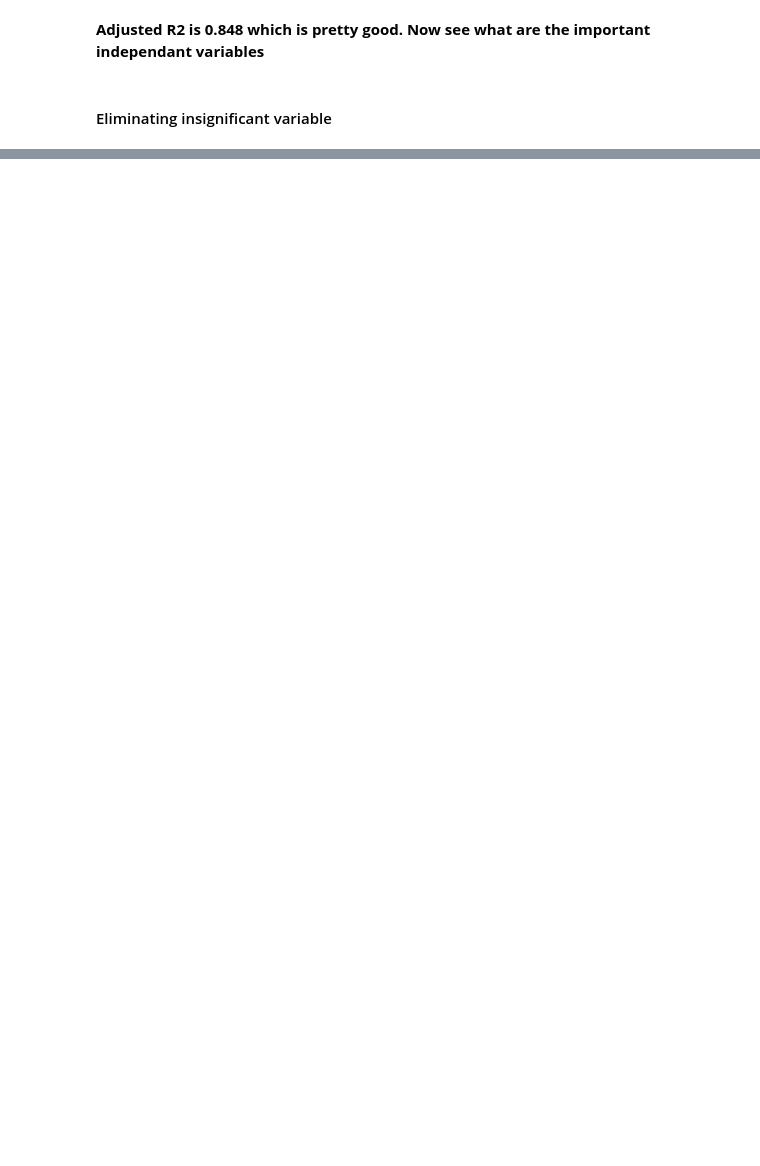
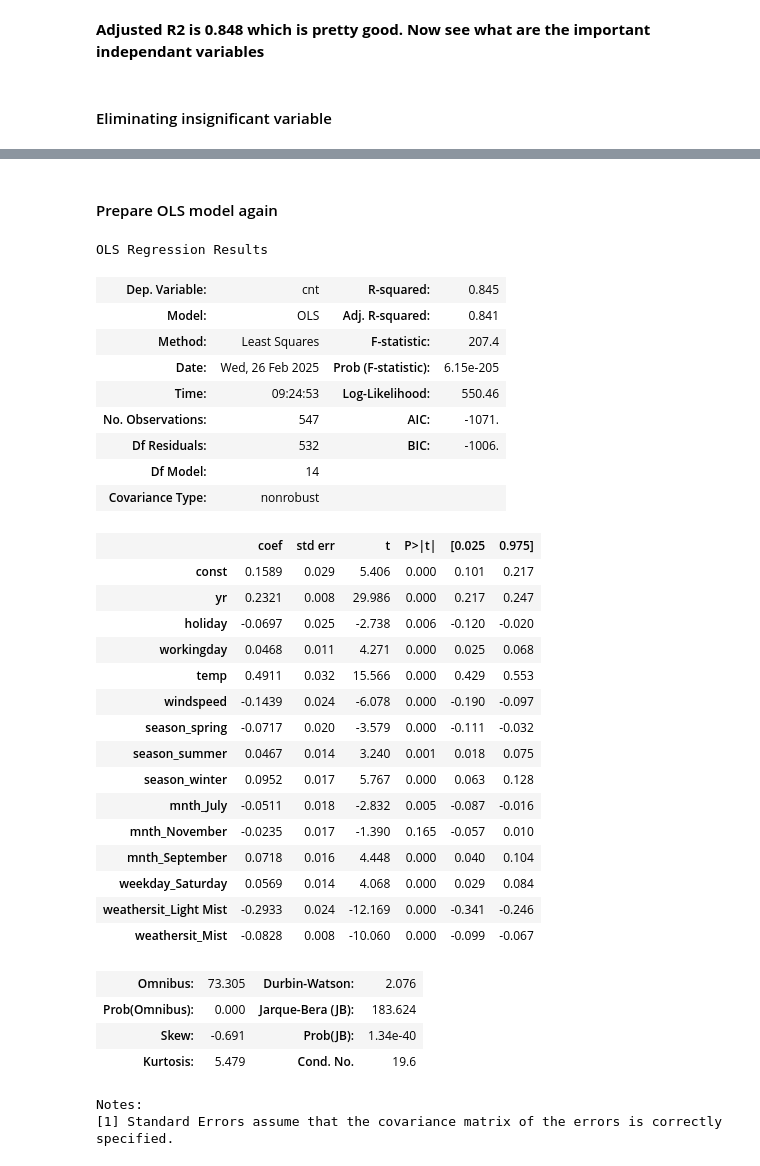
Before and after one commit to sp-coding-enthusiast/Bike-Sharing-Assignment, a Jupyter notebook: BikeSharingAssignment.ipynb, the cells around one changed output, grey strips where cells are left out. Drawn from its saved outputs; the diff is of its cells as text; code cells hidden in the pictures; blank space fills up the shorter version.

```diff
--- a/BikeSharingAssignment.ipynb
+++ b/BikeSharingAssignment.ipynb
@@ -659,0 +691,3 @@ lm = LinearRegression()
+# %%
+col = x_bike_sharing_df_train.columns[rfe.support_]
+col
@@ -659,0 +713,6 @@ lm = LinearRegression()
+# %%
+X_bike_sharing_df_train_rfe = x_bike_sharing_df_train[col]
+# Convert boolean False to 0
+X_bike_sharing_df_train_rfe = X_bike_sharing_df_train_rfe.applymap(lambda x: 0 if x is False else x)
+X_bike_sharing_df_train_rfe = X_bike_sharing_df_train_rfe.applymap(lambda x: 1 if x is True else x)
+X_bike_sharing_df_train_rfe.head()
@@ -659,0 +757,6 @@ lm = LinearRegression()
+# %%
+X_bike_sharing_df_train_lm2 = sm.add_constant(X_bike_sharing_df_train_rfe)
+
+# Create a first fitted model
+lr2 = sm.OLS(y_bike_sharing_df_train, X_bike_sharing_df_train_lm2).fit()
+lr2.summary()
@@ -659,0 +803,3 @@ lm = LinearRegression()
+# %%
+X_bike_sharing_df_train_rfe2 = X_bike_sharing_df_train_rfe.drop(["hum"], axis = 1)
+X_bike_sharing_df_train_rfe2.head()
@@ -659,0 +838,41 @@ lm = LinearRegression()
+# %% [markdown]
+#### Prepare OLS model again ####
+# %%
+X_bike_sharing_df_train_lm3= sm.add_constant(X_bike_sharing_df_train_rfe2)
+
+# Create a first fitted model
+lr3 = sm.OLS(y_bike_sharing_df_train, X_bike_sharing_df_train_lm3).fit()
+lr3.summary()
+# %% [output]
+OLS Regression Results
+| Dep. Variable: | cnt | R-squared: | 0.845 |
+| Model: | OLS | Adj. R-squared: | 0.841 |
+| Method: | Least Squares | F-statistic: | 207.4 |
+| Date: | Wed, 26 Feb 2025 | Prob (F-statistic): | 6.15e-205 |
+| Time: | 09:24:53 | Log-Likelihood: | 550.46 |
+| No. Observations: | 547 | AIC: | -1071. |
+| Df Residuals: | 532 | BIC: | -1006. |
+| Df Model: | 14 |  |  |
+| Covariance Type: | nonrobust |  |  |
+|  | coef | std err | t | P>|t| | [0.025 | 0.975] |
+| const | 0.1589 | 0.029 | 5.406 | 0.000 | 0.101 | 0.217 |
+| yr | 0.2321 | 0.008 | 29.986 | 0.000 | 0.217 | 0.247 |
+| holiday | -0.0697 | 0.025 | -2.738 | 0.006 | -0.120 | -0.020 |
+| workingday | 0.0468 | 0.011 | 4.271 | 0.000 | 0.025 | 0.068 |
+| temp | 0.4911 | 0.032 | 15.566 | 0.000 | 0.429 | 0.553 |
+| windspeed | -0.1439 | 0.024 | -6.078 | 0.000 | -0.190 | -0.097 |
+| season_spring | -0.0717 | 0.020 | -3.579 | 0.000 | -0.111 | -0.032 |
+| season_summer | 0.0467 | 0.014 | 3.240 | 0.001 | 0.018 | 0.075 |
+| season_winter | 0.0952 | 0.017 | 5.767 | 0.000 | 0.063 | 0.128 |
+| mnth_July | -0.0511 | 0.018 | -2.832 | 0.005 | -0.087 | -0.016 |
+| mnth_November | -0.0235 | 0.017 | -1.390 | 0.165 | -0.057 | 0.010 |
+| mnth_September | 0.0718 | 0.016 | 4.448 | 0.000 | 0.040 | 0.104 |
+| weekday_Saturday | 0.0569 | 0.014 | 4.068 | 0.000 | 0.029 | 0.084 |
+| weathersit_Light Mist | -0.2933 | 0.024 | -12.169 | 0.000 | -0.341 | -0.246 |
+| weathersit_Mist | -0.0828 | 0.008 | -10.060 | 0.000 | -0.099 | -0.067 |
+| Omnibus: | 73.305 | Durbin-Watson: | 2.076 |
+| Prob(Omnibus): | 0.000 | Jarque-Bera (JB): | 183.624 |
+| Skew: | -0.691 | Prob(JB): | 1.34e-40 |
+| Kurtosis: | 5.479 | Cond. No. | 19.6 |
+Notes:
+[1] Standard Errors assume that the covariance matrix of the errors is correctly specified.
```
Also changed, not shown: parts of 62 cells of this notebook.
